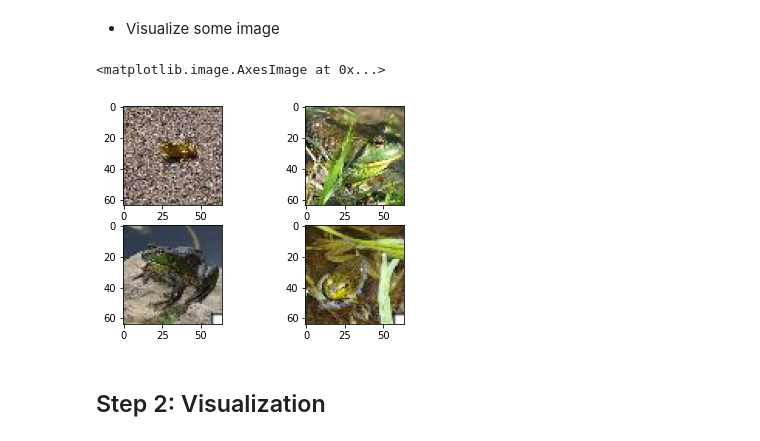
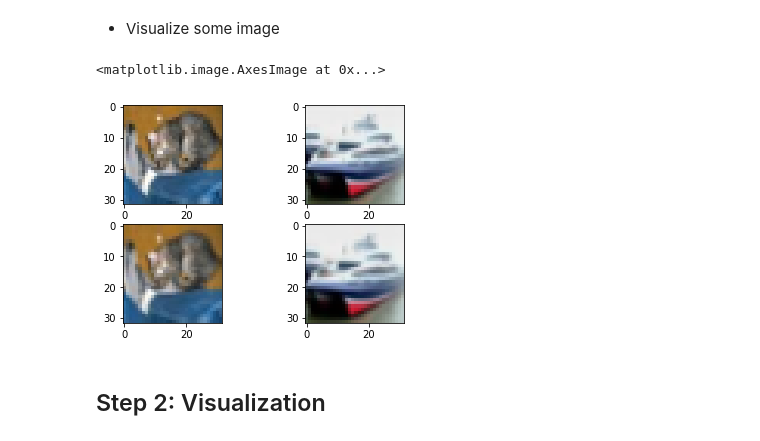
Before and after one commit to SCLBD/BackdoorBench, a Jupyter notebook: visualization/Visualization_demo.ipynb, the cells around one changed output. Cells and saved outputs as stored; diff of their text form; code cells hidden in the pictures.

```diff
--- a/visualization/Visualization_demo.ipynb
+++ b/visualization/Visualization_demo.ipynb
@@ -43,7 +45,7 @@ from pytorch_grad_cam import (
     FullGrad,
 )
 from pytorch_grad_cam.utils.image import show_cam_on_image
-
+from utils.aggregate_block.fix_random import fix_random
 ### 1. basic setting: args
 def get_args():
     #set the basic parameter
@@ -80,23 +82,21 @@ def get_args():
 
     arg = parser.parse_args([])
     return arg
-
 args = get_args()
 with open(args.yaml_path, "r") as stream:
     config = yaml.safe_load(stream)
 config.update({k: v for k, v in args.__dict__.items() if v is not None})
 args.__dict__ = config
-args.result_file_attack = "tiny_preactresnet18_badnet_0_05"
-args.result_file_defense = "None"
-args.dataset = "tiny"
+args.result_file_attack = "cifar10_preactresnet18_wanet_0_1"
+args.result_file_defense =  "cifar10_preactresnet18_wanet_0_1/ft"
+args.dataset = "cifar10"
+args.pratio = 0.1
 args = preprocess_args(args)
+fix_random(int(args.random_seed))
 
-save_path_attack = "../record/" + args.result_file_attack
+save_path_attack = "../record_2/" + args.result_file_attack
 if args.result_file_defense!='None':
-    save_path = "../record/" + args.result_file_defense
-else:
-    save_path = save_path_attack
-args.save_path = save_path
+    save_path_defense = "../record_2/" + args.result_file_defense
 
 # Load data
 result_attack = load_attack_result(save_path_attack + "/attack_result.pt")
@@ -105,16 +105,20 @@ y = result_attack["clean_test"]["y"]
 x_bd = result_attack["bd_test"]["x"]
 y_bd = result_attack["bd_test"]["y"]
 # original label of bd data
-y_bd_clean = y[y != args.attack_target]
-if args.result_file_defense!='None':
-    result = load_attack_result(save_path + "/defense_result.pt")
-else:
-    result = load_attack_result(save_path + "/attack_result.pt")
-
+bd_clean_idx = np.where(y != args.attack_target)[0]
+y_bd_clean = y[bd_clean_idx]
+x_bd_clean = [x[i] for i in bd_clean_idx]
 # Load model
 model = generate_cls_model(args.model, args.num_classes)
-model.load_state_dict(result["model"])
+model.load_state_dict(result_attack["model"])
 model.to(args.device)
+
+if args.result_file_defense!='None':
+    result_defense = load_attack_result(save_path_defense + "/defense_result.pt")
+    model_defense = generate_cls_model(args.model, args.num_classes)
+    model_defense.load_state_dict(result_defense["model"])
+    model_defense.to(args.device)
+
 
 criterion = nn.CrossEntropyLoss()
 tran = get_transform(
@@ -187,13 +193,13 @@ for trans_t in data_loader.dataset.ori_image_transform_in_loading.transforms:
 * Visualize some image
 # %%
 f, axarr = plt.subplots(2,2)
-axarr[0,0].imshow(x[0])
-axarr[0,1].imshow(x[1])
-axarr[1,0].imshow(x_bd[2])
-axarr[1,1].imshow(x_bd[3])
+axarr[0,0].imshow(x_bd_clean[0])
+axarr[0,1].imshow(x_bd_clean[1])
+axarr[1,0].imshow(x_bd[0])
+axarr[1,1].imshow(x_bd[1])
 # %% [output]
 <matplotlib.image.AxesImage at 0x...>
-[figure, old version]
+[figure, new version]
 # %% [markdown]
 ## Step 2: Visualization
 # %% [markdown]
```
Also changed, not shown: parts of 16 cells of this notebook, 5 other files.
